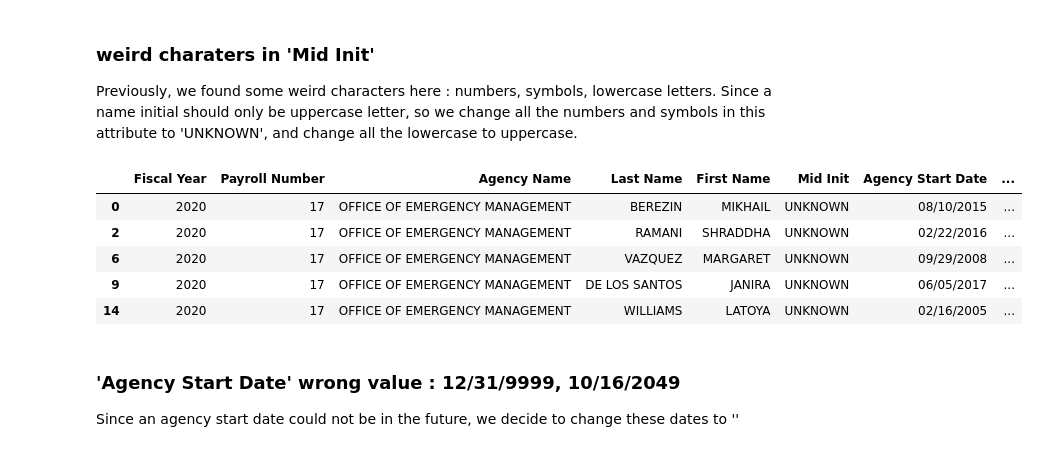
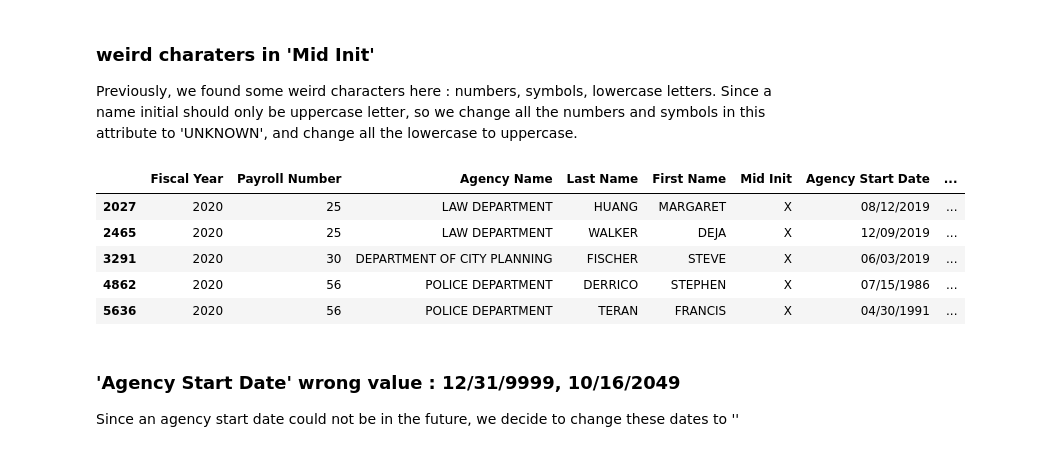
Before and after one commit to RaymRaym/NYC-Payroll-Dataset, a Jupyter notebook: NYCpayroll.ipynb, the cells around one changed output. Drawn from its saved outputs; the diff is of its cells as text; code cells hidden in the pictures.

```diff
--- a/NYCpayroll.ipynb
+++ b/NYCpayroll.ipynb
@@ -658,22 +675,24 @@ filtering.head()
 Previously, we found some weird characters here : numbers, symbols, lowercase letters. Since a name initial should only be uppercase letter, so we change all the numbers and symbols in this attribute to 'UNKNOWN', and change all the lowercase to uppercase.
 # %%
 def midemptyname_to_unknown(x):
-    if x.isalpha():
+    if x == 'x':
+        return 'X'
+    elif x.isalpha():
         return x
     else:
         return "UNKNOWN"
 # %%
 ds = update(ds, columns='Mid Init', func = midemptyname_to_unknown)
 # %%
-filtering = filter(ds, predicate=Col('Mid Init') == 'UNKNOWN')
+filtering = filter(ds, predicate=Col('Mid Init') == 'X')
 filtering.head()
 # %% [output]
 |  | Fiscal Year | Payroll Number | Agency Name | Last Name | First Name | Mid Init | Agency Start Date | ... |
-| 0 | 2020 | 17 | OFFICE OF EMERGENCY MANAGEMENT | BEREZIN | MIKHAIL | UNKNOWN | 08/10/2015 | ... |
-| 2 | 2020 | 17 | OFFICE OF EMERGENCY MANAGEMENT | RAMANI | SHRADDHA | UNKNOWN | 02/22/2016 | ... |
-| 6 | 2020 | 17 | OFFICE OF EMERGENCY MANAGEMENT | VAZQUEZ | MARGARET | UNKNOWN | 09/29/2008 | ... |
-| 9 | 2020 | 17 | OFFICE OF EMERGENCY MANAGEMENT | DE LOS SANTOS | JANIRA | UNKNOWN | 06/05/2017 | ... |
-| 14 | 2020 | 17 | OFFICE OF EMERGENCY MANAGEMENT | WILLIAMS | LATOYA | UNKNOWN | 02/16/2005 | ... |
+| 2027 | 2020 | 25 | LAW DEPARTMENT | HUANG | MARGARET | X | 08/12/2019 | ... |
+| 2465 | 2020 | 25 | LAW DEPARTMENT | WALKER | DEJA | X | 12/09/2019 | ... |
+| 3291 | 2020 | 30 | DEPARTMENT OF CITY PLANNING | FISCHER | STEVE | X | 06/03/2019 | ... |
+| 4862 | 2020 | 56 | POLICE DEPARTMENT | DERRICO | STEPHEN | X | 07/15/1986 | ... |
+| 5636 | 2020 | 56 | POLICE DEPARTMENT | TERAN | FRANCIS | X | 04/30/1991 | ... |
 # %% [markdown]
 ### 'Agency Start Date' wrong value : 12/31/9999, 10/16/2049
 Since an agency start date could not be in the future, we decide to change these dates to ''
```
Also changed, not shown: parts of 24 cells of this notebook.
